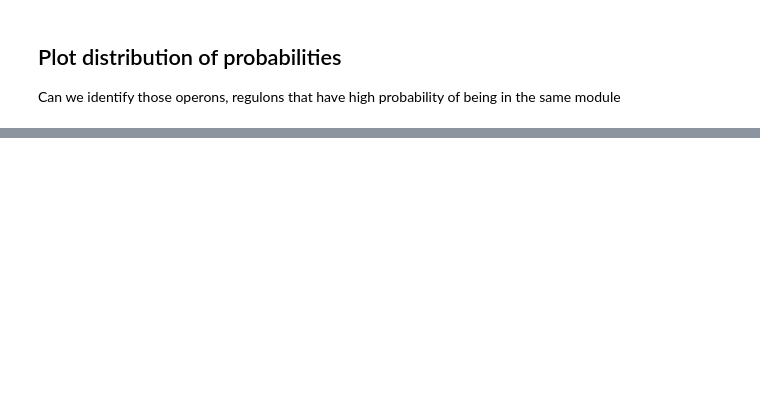
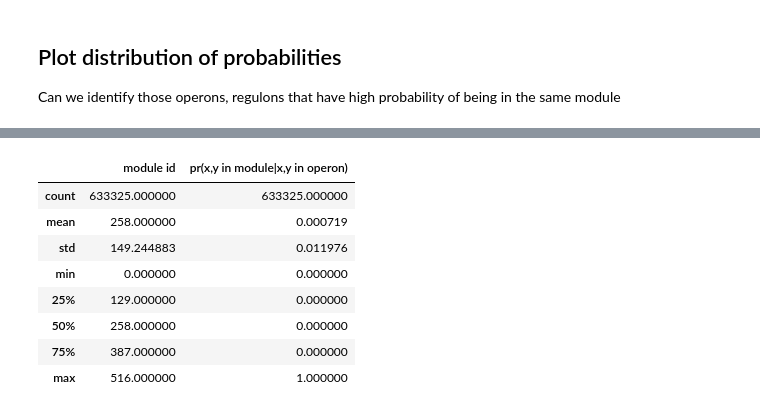
Before and after one commit to greenelab/core-accessory-interactome, a Jupyter notebook: correlation_modules/3_module_validation.ipynb, the cells around one changed output, grey strips where cells are left out. Saved outputs shown, nothing was run; the diff lists cells and outputs as text; code cells hidden in the pictures; blank space fills up the shorter version.

```diff
--- a/correlation_modules/3_module_validation.ipynb
+++ b/correlation_modules/3_module_validation.ipynb
@@ -564,3 +564,14 @@ Wall time: 199 ms
 | 2 | 0 | PvdR_regulon | 0.0 |
 | 3 | 0 | PchR_regulon | 0.0 |
 | 4 | 0 | AlgU_regulon | 0.0 |
+# %%
+# As a baseline make a membership df mapping genes to a shuffled set of module ids
+pao1_membership_shuffle = pao1_membership.copy()
+pao1_membership_shuffle["module id"] = np.random.permutation(
+    pao1_membership_shuffle["module id"].values
+)
+
+pa14_membership_shuffle = pa14_membership.copy()
+pa14_membership_shuffle["module id"] = np.random.permutation(
+    pa14_membership_shuffle["module id"].values
+)
@@ -603,0 +708,12 @@ sns.displot(
+# %%
+pao1_operon_shuffle_prob.describe()
+# %% [output]
+|  | module id | pr(x,y in module|x,y in operon) |
+| count | 633325.000000 | 633325.000000 |
+| mean | 258.000000 | 0.000719 |
+| std | 149.244883 | 0.011976 |
+| min | 0.000000 | 0.000000 |
+| 25% | 129.000000 | 0.000000 |
+| 50% | 258.000000 | 0.000000 |
+| 75% | 387.000000 | 0.000000 |
+| max | 516.000000 | 1.000000 |
```
Also changed, not shown: parts of 23 cells of this notebook, 2 other files.
